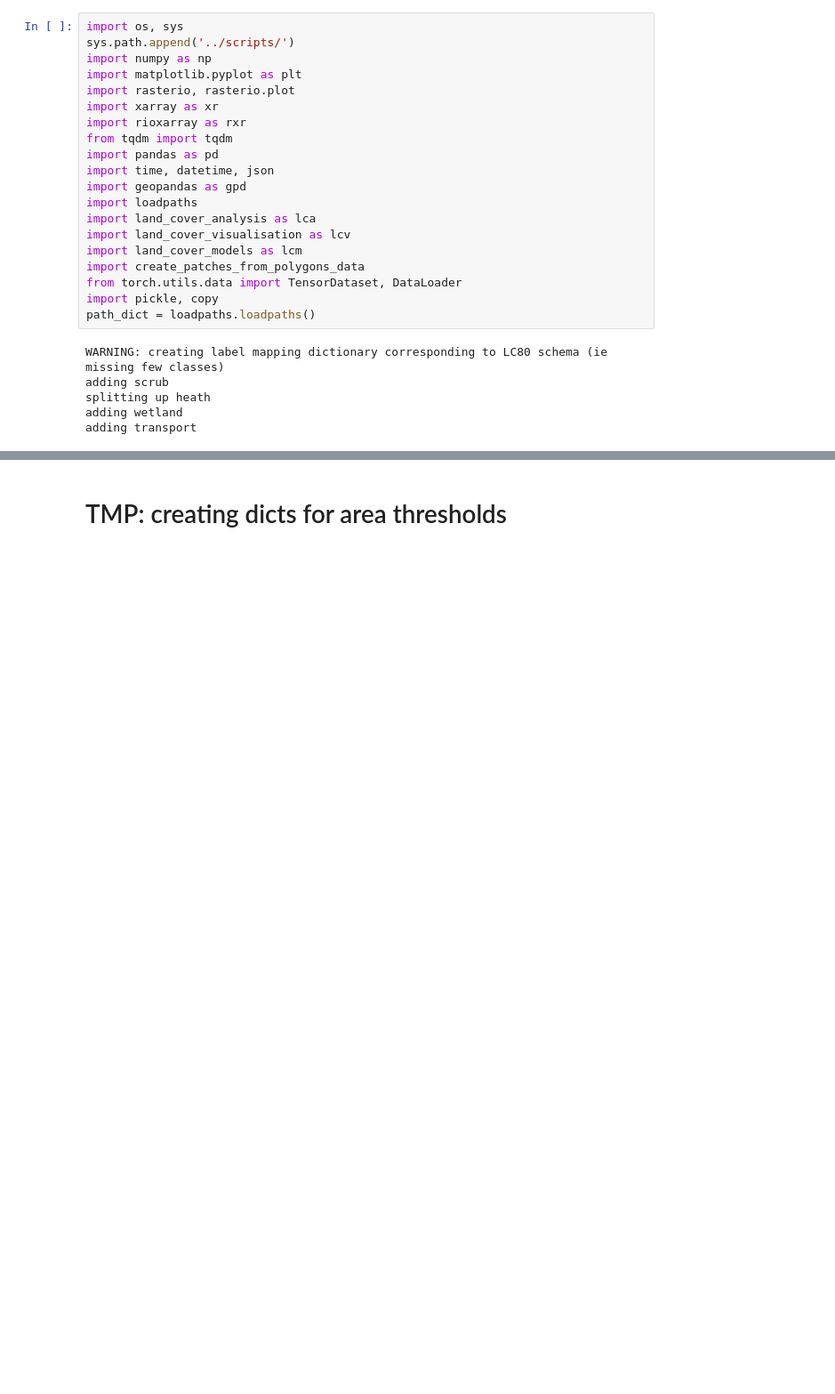
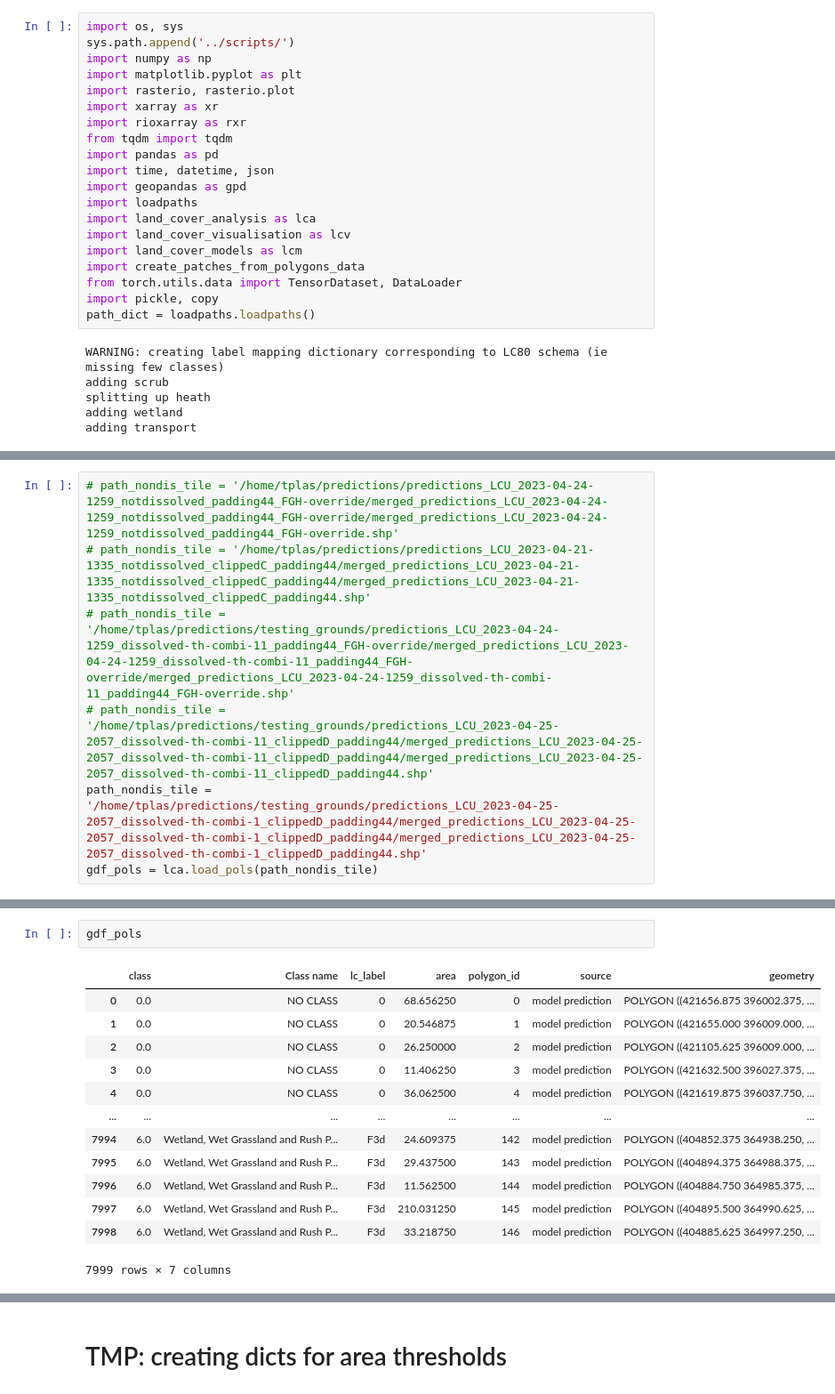
Before and after one commit to pdnpa/cnn-land-cover, a Jupyter notebook: notebooks/Create LC masks.ipynb, the cells around one changed output, grey strips where cells are left out. Shown at 89% size. Drawn from its saved outputs; the diff is of its cells as text; blank space fills up the shorter version.

```diff
--- a/notebooks/Create LC masks.ipynb
+++ b/notebooks/Create LC masks.ipynb
@@ -35,0 +78,7 @@ adding transport
+# %%
+# path_nondis_tile = '/home/tplas/predictions/predictions_LCU_2023-04-24-1259_notdissolved_padding44_FGH-override/merged_predictions_LCU_2023-04-24-1259_notdissolved_padding44_FGH-override/merged_predictions_LCU_2023-04-24-1259_notdissolved_padding44_FGH-override.shp'
+# path_nondis_tile = '/home/tplas/predictions/predictions_LCU_2023-04-21-1335_notdissolved_clippedC_padding44/merged_predictions_LCU_2023-04-21-1335_notdissolved_clippedC_padding44/merged_predictions_LCU_2023-04-21-1335_notdissolved_clippedC_padding44.shp'
+# path_nondis_tile = '/home/tplas/predictions/testing_grounds/predictions_LCU_2023-04-24-1259_dissolved-th-combi-11_padding44_FGH-override/merged_predictions_LCU_2023-04-24-1259_dissolved-th-combi-11_padding44_FGH-override/merged_predictions_LCU_2023-04-24-1259_dissolved-th-combi-11_padding44_FGH-override.shp'
+# path_nondis_tile = '/home/tplas/predictions/testing_grounds/predictions_LCU_2023-04-25-2057_dissolved-th-combi-11_clippedD_padding44/merged_predictions_LCU_2023-04-25-2057_dissolved-th-combi-11_clippedD_padding44/merged_predictions_LCU_2023-04-25-2057_dissolved-th-combi-11_clippedD_padding44.shp'
+path_nondis_tile = '/home/tplas/predictions/testing_grounds/predictions_LCU_2023-04-25-2057_dissolved-th-combi-1_clippedD_padding44/merged_predictions_LCU_2023-04-25-2057_dissolved-th-combi-1_clippedD_padding44/merged_predictions_LCU_2023-04-25-2057_dissolved-th-combi-1_clippedD_padding44.shp'
+gdf_pols = lca.load_pols(path_nondis_tile)
@@ -35,0 +109,16 @@ adding transport
+# %%
+gdf_pols
+# %% [output]
+|  | class | Class name | lc_label | area | polygon_id | source | geometry |
+| 0 | 0.0 | NO CLASS | 0 | 68.656250 | 0 | model prediction | POLYGON ((421656.875 396002.375, ... |
+| 1 | 0.0 | NO CLASS | 0 | 20.546875 | 1 | model prediction | POLYGON ((421655.000 396009.000, ... |
+| 2 | 0.0 | NO CLASS | 0 | 26.250000 | 2 | model prediction | POLYGON ((421105.625 396009.000, ... |
+| 3 | 0.0 | NO CLASS | 0 | 11.406250 | 3 | model prediction | POLYGON ((421632.500 396027.375, ... |
+| 4 | 0.0 | NO CLASS | 0 | 36.062500 | 4 | model prediction | POLYGON ((421619.875 396037.750, ... |
+| ... | ... | ... | ... | ... | ... | ... | ... |
+| 7994 | 6.0 | Wetland, Wet Grassland and Rush P... | F3d | 24.609375 | 142 | model prediction | POLYGON ((404852.375 364938.250, ... |
+| 7995 | 6.0 | Wetland, Wet Grassland and Rush P... | F3d | 29.437500 | 143 | model prediction | POLYGON ((404894.375 364988.375, ... |
+| 7996 | 6.0 | Wetland, Wet Grassland and Rush P... | F3d | 11.562500 | 144 | model prediction | POLYGON ((404884.750 364985.375, ... |
+| 7997 | 6.0 | Wetland, Wet Grassland and Rush P... | F3d | 210.031250 | 145 | model prediction | POLYGON ((404895.500 364990.625, ... |
+| 7998 | 6.0 | Wetland, Wet Grassland and Rush P... | F3d | 33.218750 | 146 | model prediction | POLYGON ((404885.625 364997.250, ... |
+7999 rows × 7 columns
```
Also changed, not shown: parts of 12 cells of this notebook, 3 other files.
